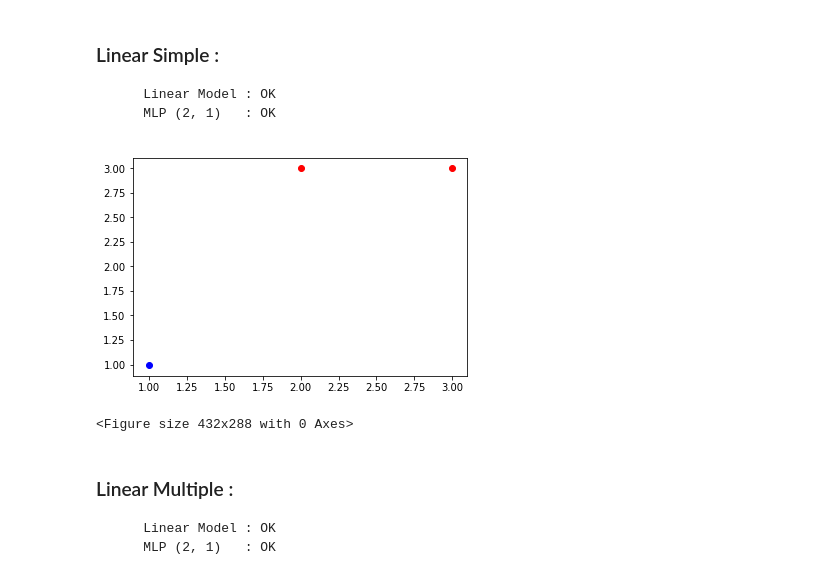
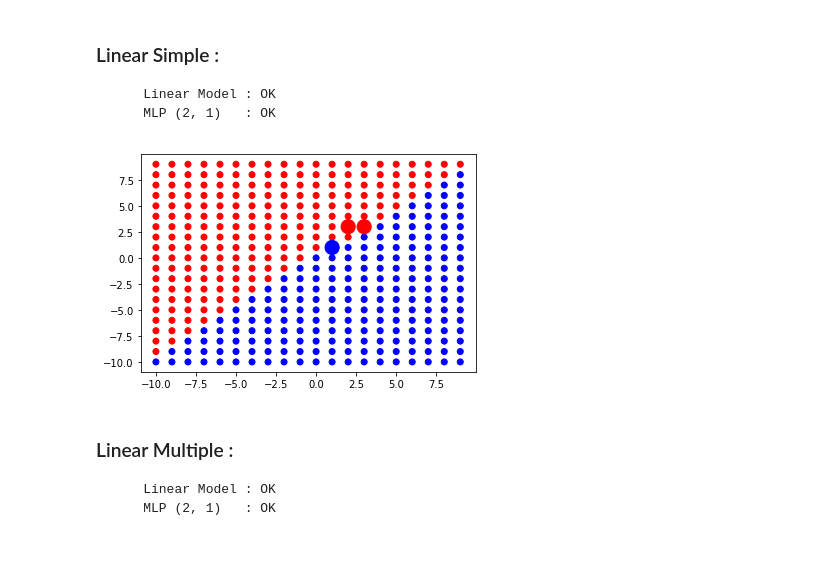
Before and after one commit to RBonilauri/projetAnnuel, a Jupyter notebook: CAS_DE_TESTS.ipynb, the cells around one changed output. Drawn from its saved outputs; the diff is of its cells as text; code cells hidden in the pictures; blank space fills up the shorter version.

Commit message:
notebook cas de test du prof

```diff
--- a/CAS_DE_TESTS.ipynb
+++ b/CAS_DE_TESTS.ipynb
@@ -32,11 +21,73 @@ Y = np.array([
-# %%
-plt.scatter(X[0, 0], X[0, 1], color='blue')
-plt.scatter(X[1:3,0], X[1:3,1], color='red')
-plt.show()
-plt.clf()
-# %% [output]
-[figure, removed]
-<Figure size 432x288 with 0 Axes>
+# %%
+dataset_inputs = np.array([
+      [1, 1],
+      [2, 3],
+      [3, 3]
+])
+dataset_expected_outputs = np.array([
+      1,
+      -1,
+      -1
+])
+
+mylib.create_linear_model.argtypes = [c_int]
+mylib.create_linear_model.restype = POINTER(c_float)
+
+model = mylib.create_linear_model(2)
+
+x = np.ctypeslib.as_array(model, (3,))
+
+test_dataset = [[x1, x2] for x1 in range(-10, 10) for x2 in range(-10, 10)]
+colors = ["blue" if output >= 0 else "red" for output in dataset_expected_outputs]
+
+
+flattened_dataset_inputs = []
+for p in dataset_inputs:
+  flattened_dataset_inputs.append(p[0])
+  flattened_dataset_inputs.append(p[1])
+
+arr_size_flattened = len(flattened_dataset_inputs)
+arr_type_flattened = c_float * arr_size_flattened
+arr_flattened = arr_type_flattened(*flattened_dataset_inputs)
+
+arr_size_outputs = len(dataset_expected_outputs)
+arr_type_outputs = c_float * arr_size_outputs
+arr_outputs = arr_type_outputs(*dataset_expected_outputs)
+
+mylib.train_classification_rosenblatt_rule_linear_model.argtypes = [POINTER(c_float), arr_type_flattened, arr_type_outputs, c_float, c_int, c_int, c_int]
+mylib.train_classification_rosenblatt_rule_linear_model.restype = None
+mylib.train_classification_rosenblatt_rule_linear_model(model, arr_flattened, arr_outputs, 0.001, 10000, len(x), len(flattened_dataset_inputs))
+
+result = []
+for p in test_dataset:
+    arr_size_result = len(p)
+    arr_type_result = c_float * arr_size_result
+    arr_result = arr_type_result(*p)
+    mylib.predict_linear_model_classification.argtypes = [POINTER(c_float), arr_type_result, c_int]
+    mylib.predict_linear_model_classification.restype = c_float
+
+
+
+    tmp = mylib.predict_linear_model_classification(model, arr_result, len(x))
+    result.append(tmp)
+
+
+
+predicted_outputs_colors = ['blue' if label == 1 else 'red' for label in result]
+plt.scatter([p[0] for p in test_dataset], [p[1] for p in test_dataset], c=predicted_outputs_colors)
+plt.scatter([p[0] for p in dataset_inputs], [p[1] for p in dataset_inputs], c=colors, s=200)
+plt.show()
+
+flattened_dataset_inputs = []
+for p in dataset_inputs:
+  flattened_dataset_inputs.append(p[0])
+  flattened_dataset_inputs.append(p[1])
+
+mylib.destroy_linear_model.argtypes = [POINTER(c_float)]
+mylib.destroy_linear_model.restype = None
+mylib.destroy_linear_model(model)
+# %% [output]
+[figure, added]
 # %% [markdown]
 ### Linear Multiple :
         Linear Model : OK
```
Also changed, not shown: parts of 1 cell of this notebook.
